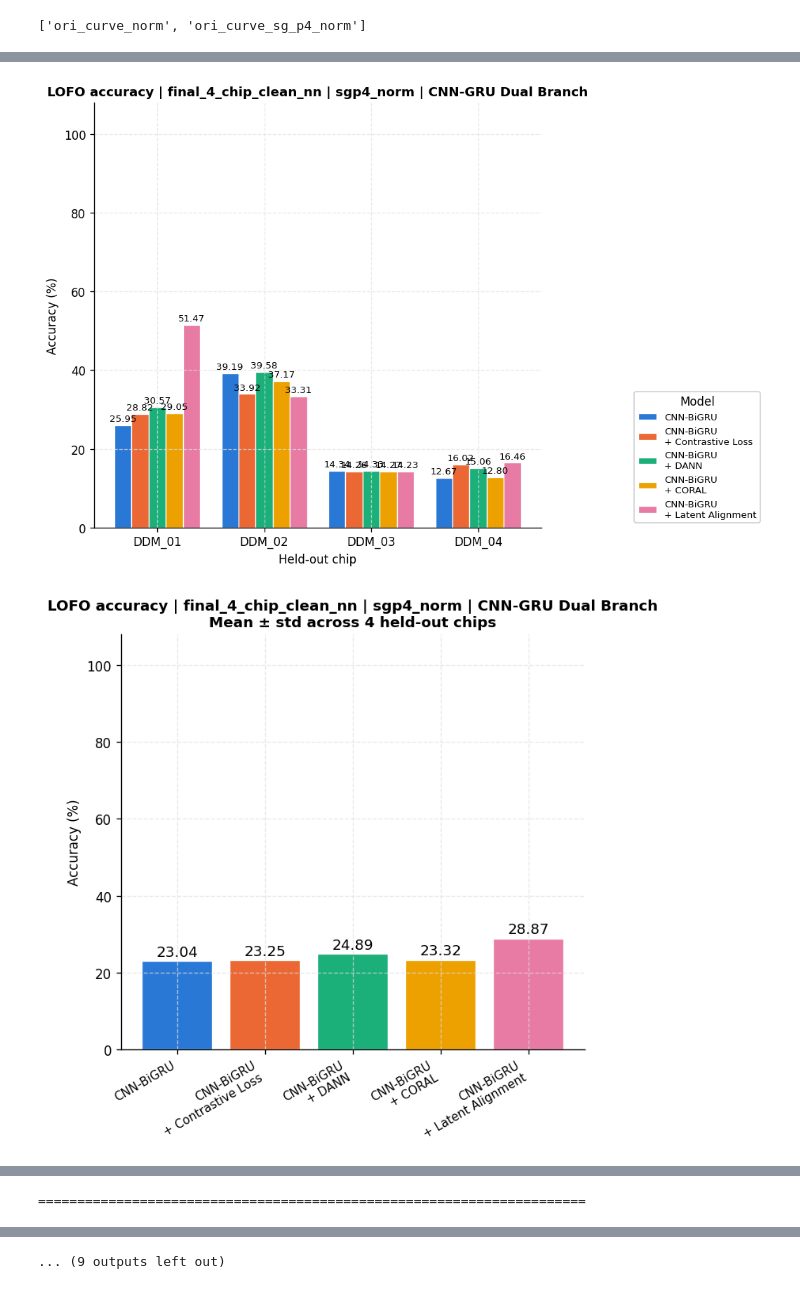
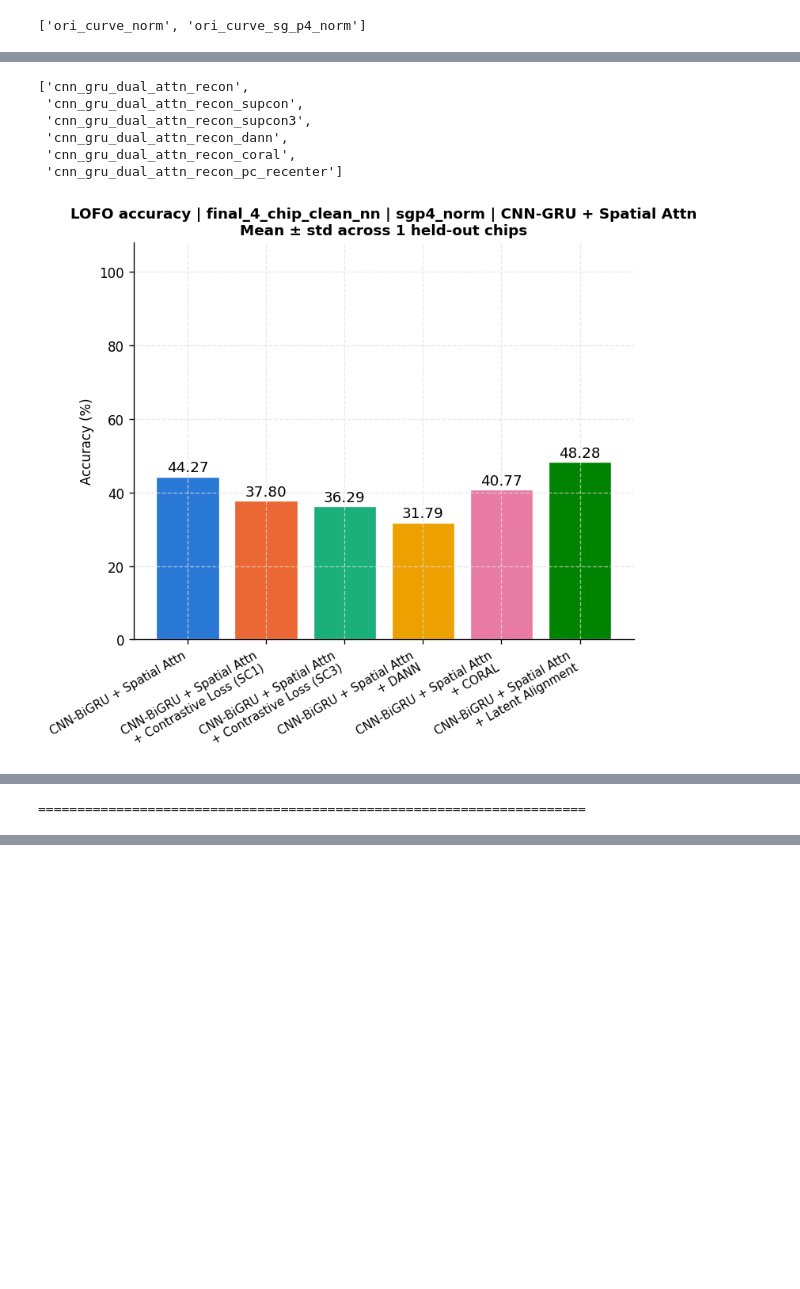
Before and after one commit to kautsarg/POC_DDM, a Jupyter notebook: gk_code/main/notebooks/0_final_result_comparison.ipynb, the cells around one changed output, grey strips where cells are left out. Cells and saved outputs as stored; diff of their text form; code cells hidden in the pictures; blank space fills up the shorter version.

Commit message:
new datasets and more lofo analysis

```diff
--- a/gk_code/main/notebooks/0_final_result_comparison.ipynb
+++ b/gk_code/main/notebooks/0_final_result_comparison.ipynb
@@ -652,6 +983,10 @@ import importlib
 # Reuse 06b's own results-file discovery instead of reimplementing it, so this
 # section always matches what 06b_cross_dataset_prediction_report.py actually reads.
 b06 = importlib.import_module("06b_cross_dataset_prediction_report")
+# combine_group/build_nfold_splits/is_amplifying_mask -- reused as-is (not reimplemented)
+# to reconstruct well_ids for well_accuracy below, so it stays exactly in sync with how
+# 04_cross_dataset_training.py itself builds the kfold5 pool/splits/noamp_remove mask.
+p04 = importlib.import_module("04_cross_dataset_training")
 
 CV_EXP_FOLDER  = PREP_DIRS['nc_subtract']
 CV_MODE_STR    = "kfold5"
@@ -759,8 +1142,9 @@ else:
 # %%
 def plot_grouped_bar_by_model(df, x_col, x_order, models, model_labels,
-                               value_col='accuracy', xlabel='', title='', figsize=(10, 6), plot_fold=True, plot_summary=True, show_std=True):
+                               value_col='accuracy', value_label=None, xlabel='', title='', figsize=(10, 6), plot_fold=True, plot_summary=True, show_std=True):
 
     n_models = len(models)
+    ylabel = value_label or f'{value_col.replace("_", " ").title()} (%)'
 
     if plot_fold:
         bar_w = 0.8 / n_models
@@ -782,7 +1166,7 @@ def plot_grouped_bar_by_model(df, x_col, x_order, models, model_labels,
         ax.set_xticks(x)
         ax.set_xticklabels(x_order)
         ax.set_xlabel(xlabel)
-        ax.set_ylabel('Accuracy (%)')
+        ax.set_ylabel(ylabel)
         ax.set_ylim(0, 108)
         ax.legend(title='Model', fontsize=8, loc='lower right', framealpha=0.9, bbox_to_anchor=(1.5,0))
         ax.set_title(title, fontsize=11, fontweight='bold')
@@ -809,17 +1193,17 @@ def plot_grouped_bar_by_model(df, x_col, x_order, models, model_labels,
         for xi, mv, sv in zip(x2, mean_v, std_v):
             if np.isnan(mv):
                 continue
-            # ax2.text(xi, mv + sv + 0.5, f'{mv:.2f} ± {sv:.2f}', ha='center', va='bottom', fontsize=12)
+            # ax2.text(xi, mv + sv + 0.5, f'{mv:.2f} \u00b1 {sv:.2f}', ha='center', va='bottom', fontsize=12)
             if show_std:
-                ax2.text(xi, mv + sv + 0.5, f'{mv:.2f} ± {sv:.2f}', ha='center', va='bottom', fontsize=11)
+                ax2.text(xi, mv + sv + 0.5, f'{mv:.2f} \u00b1 {sv:.2f}', ha='center', va='bottom', fontsize=11)
             else:
                 ax2.text(xi, mv + 0.5, f'{mv:.2f}', ha='center', va='bottom', fontsize=11)
 
         ax2.set_xticks(x2)
         ax2.set_xticklabels([model_labels.get(m, m) for m in models], fontsize=9, rotation=30, ha='right')
-        ax2.set_ylabel('Accuracy (%)')
+        ax2.set_ylabel(ylabel)
         ax2.set_ylim(0, 108)
-        ax2.set_title(f'{title}\nMean ± std across {len(x_order)} {xlabel.lower()}s',
+        ax2.set_title(f'{title}\nMean \u00b1 std across {len(x_order)} {xlabel.lower()}s',
                     fontsize=11, fontweight='bold')
         fig2.tight_layout()
         plt.show()
@@ -846,0 +1243,11 @@ gnn_gat                  94.75  0.50
+# %%
+for (group_name, curve_type), sub in cv_df.groupby(['group', 'curve_type']):
+    if(curve_type != 'sgp4_norm'):
+        continue
+    fold_labels = sorted(sub.fold.unique(), key=lambda s: int(s.split('_')[1]))
+    stats = plot_grouped_bar_by_model(
+        sub, x_col='fold', x_order=fold_labels, models=['cnn_gru_dual', 'cnn_gru_dual_attn_recon'], model_labels=FAMILY_LABELS,
+        xlabel='Fold', title=f'5-fold cross-chip accuracy | {group_name} | {curve_type}',
+    )
+    # print(f"\nMean ± std across folds ({group_name} | {curve_type}):")
+    # print(stats.round(2))
@@ -865,7 +1356,7 @@ LOFO_CURVE_TYPES = ["ori_curve_norm", "ori_curve_sg_p4_norm"]
 LOFO_CURVE_SHORT = {"ori_curve_norm": "ori_norm", "ori_curve_sg_p4_norm": "sgp4_norm"}
 
 COMPARISON_1 = ["cnn_gru_dual", "cnn_gru_dual_supcon3", "cnn_gru_dual_dann", "cnn_gru_dual_coral"]
-COMPARISON_2 = ["cnn_gru_dual_attn_recon", "cnn_gru_dual_attn_recon_supcon3",
+COMPARISON_2 = ["cnn_gru_dual_attn_recon", "cnn_gru_dual_attn_recon_supcon","cnn_gru_dual_attn_recon_supcon3",
                 "cnn_gru_dual_attn_recon_dann", "cnn_gru_dual_attn_recon_coral"]
 COMPARISON_3 = ["gnn_gat", "gnn_gat_supcon3", "gnn_gat_dann", "gnn_gat_coral"]
 LOFO_COMPARISON_1 = COMPARISON_1 + ["cnn_gru_dual_pc_recenter"]
@@ -1100,32 +1633,39 @@ array(['final_4_chip_clean_nn', 'final_4_chip_cleanv2_nn',
+# %%
+LOFO_COMPARISON_2
+# %% [output]
+['cnn_gru_dual_attn_recon',
+ 'cnn_gru_dual_attn_recon_supcon',
+ 'cnn_gru_dual_attn_recon_supcon3',
+ 'cnn_gru_dual_attn_recon_dann',
+ 'cnn_gru_dual_attn_recon_coral',
+ 'cnn_gru_dual_attn_recon_pc_recenter']
 # %%
 %matplotlib inline
 
-# selected_held_outs = ['DDM_01']
-selected_held_outs = []
+selected_held_outs = ['DDM_01']
+# selected_held_outs = []
 if selected_held_outs:
     lofo_df_filtered = lofo_df[lofo_df['fold'].isin(selected_held_outs)].copy()
 else:
     lofo_df_filtered = lofo_df.copy()
 
 lofo_df_filtered = lofo_df_filtered[lofo_df_filtered['curve_type'] == 'sgp4_norm']
-# lofo_df_filtered = lofo_df_filtered[lofo_df_filtered['group'].isin(['final_4_chip_clean_nn', 'final_4_chip_cov_hadv_iav'])]
+lofo_df_filtered = lofo_df_filtered[lofo_df_filtered['group'].isin(['final_4_chip_clean_nn'])]
+# lofo_df_filtered = lofo_df_filtered[lofo_df_filtered['model'].isin(['cnn_gru_dual', 'cnn_gru_dual_attn_recon', 'cnn_gru_dual_attn_recon_pc_recenter'])]
 
 for (group_name, curve_type), sub in lofo_df_filtered.groupby(['group', 'curve_type']):
     fold_labels = sorted(sub.fold.unique())
-    for comparison, label in [(LOFO_COMPARISON_1, "CNN-GRU Dual Branch"),
-                              (LOFO_COMPARISON_2, "CNN-GRU + Spatial Attn"),
-                              (LOFO_COMPARISON_3, "GNN (GAT)")]:
+    for comparison, label in [(LOFO_COMPARISON_2, "CNN-GRU + Spatial Attn")]:
         comp_sub = sub[sub.model.isin(comparison)]
         if comp_sub.empty:
             continue
         stats = plot_grouped_bar_by_model(
             comp_sub, x_col='fold', x_order=fold_labels, models=comparison, model_labels=FAMILY_LABELS,
             xlabel='Held-out chip', title=f'LOFO accuracy | {group_name} | {curve_type} | {label}',
-            plot_fold=True, plot_summary=True, show_std=False,
+            plot_fold=False, plot_summary=True, show_std=False,
         )
         # print(f"\nMean ± std across held-out chips ({group_name} | {curve_type} | {label}):")
         # print(stats.round(2))
     print("="*70)
 # %% [output]
-[figure, old version]
+[figure, new version]
-[figure, removed]
@@ -1142 +1672,0 @@ for (group_name, curve_type), sub in lofo_df_filtered.groupby(['group', 'curve_t
-... (9 outputs left out)
```
Also changed, not shown: parts of 38 cells of this notebook, 32 other files.
